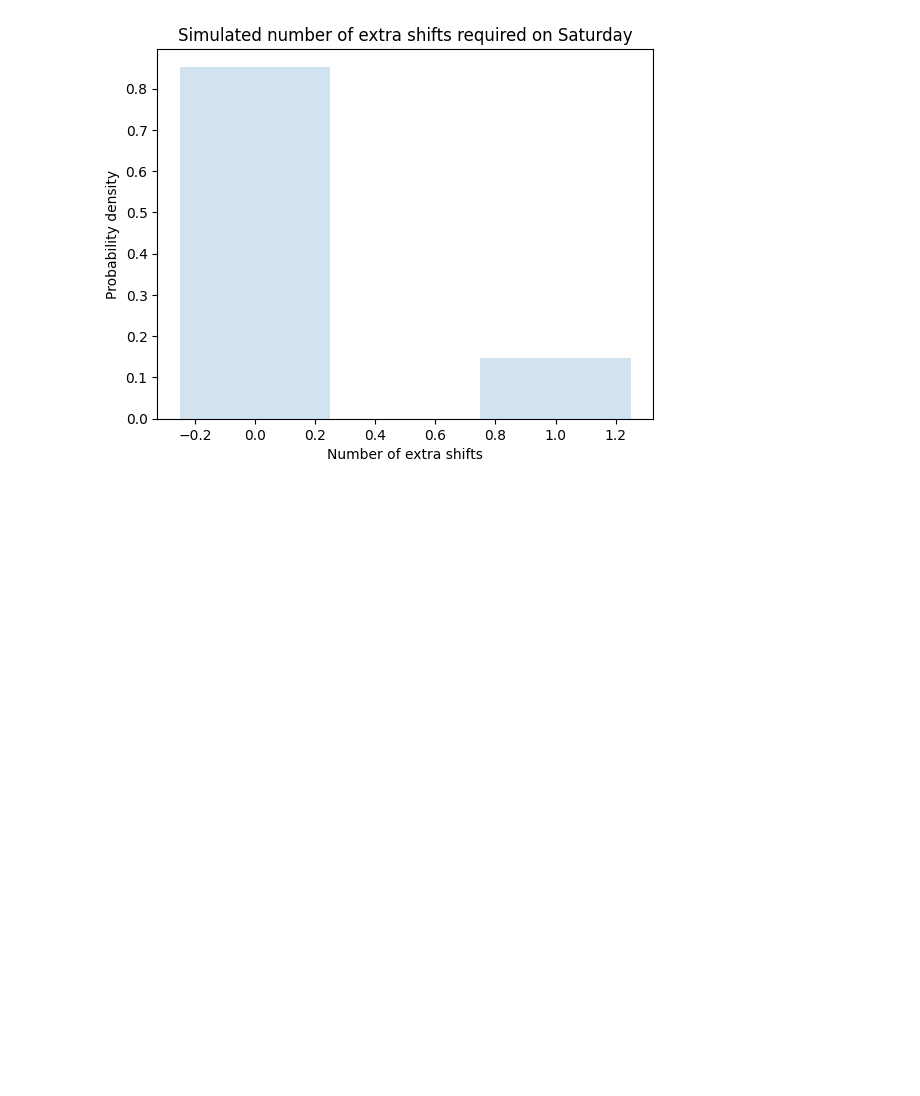
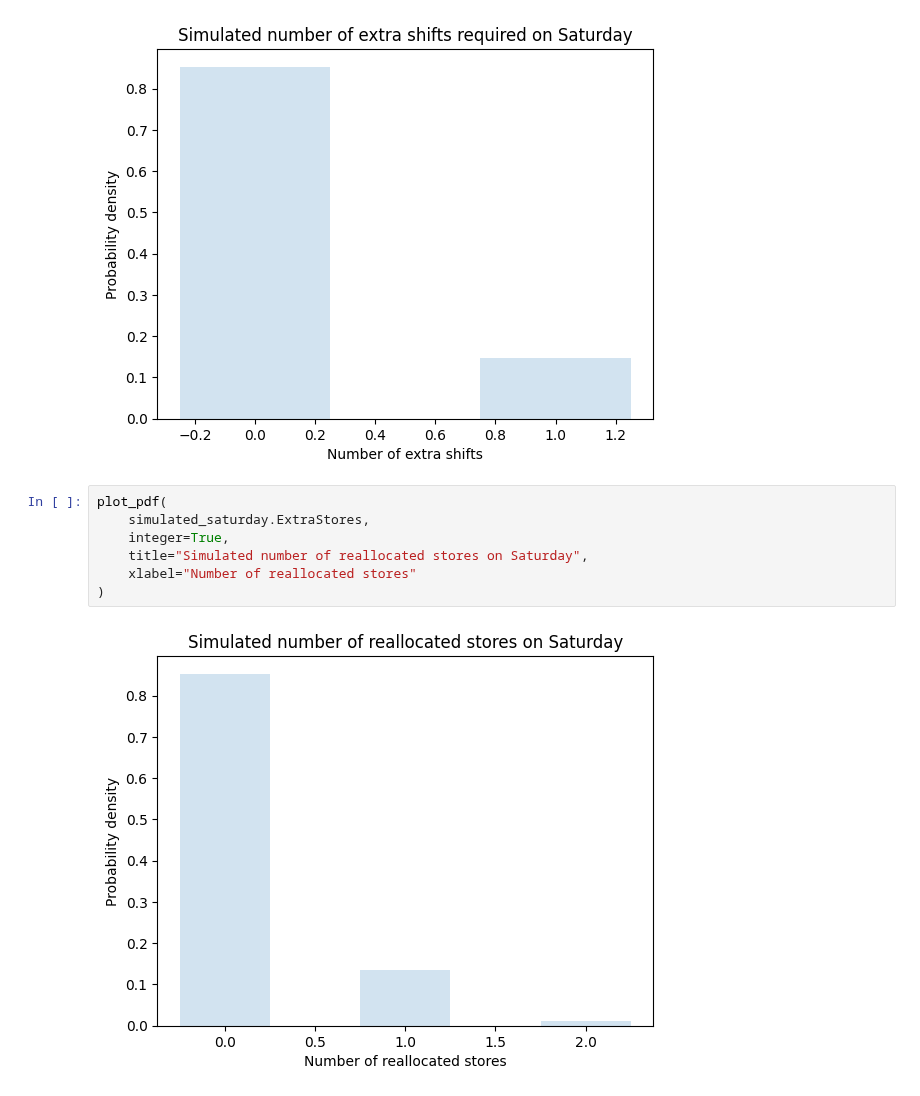
Before and after one commit to aguo921/engsci263-or-project, a Jupyter notebook: simulation/simulation.ipynb, the cells around one changed output. Cells and saved outputs as stored; diff of their text form; blank space fills up the shorter version.

```diff
--- a/simulation/simulation.ipynb
+++ b/simulation/simulation.ipynb
@@ -125,6 +123,15 @@ plot_pdf(
 )
 # %% [output]
 [figure]
+# %%
+plot_pdf(
+    simulated_saturday.ExtraStores,
+    integer=True,
+    title="Simulated number of reallocated stores on Saturday",
+    xlabel="Number of reallocated stores"
+)
+# %% [output]
+[figure, added]
 # %%
 simulated_weekday = simulate_runs(
     selected_weekday, weekday_demands, durations, "Weekdays"
```
Also changed, not shown: parts of 11 cells of this notebook.
